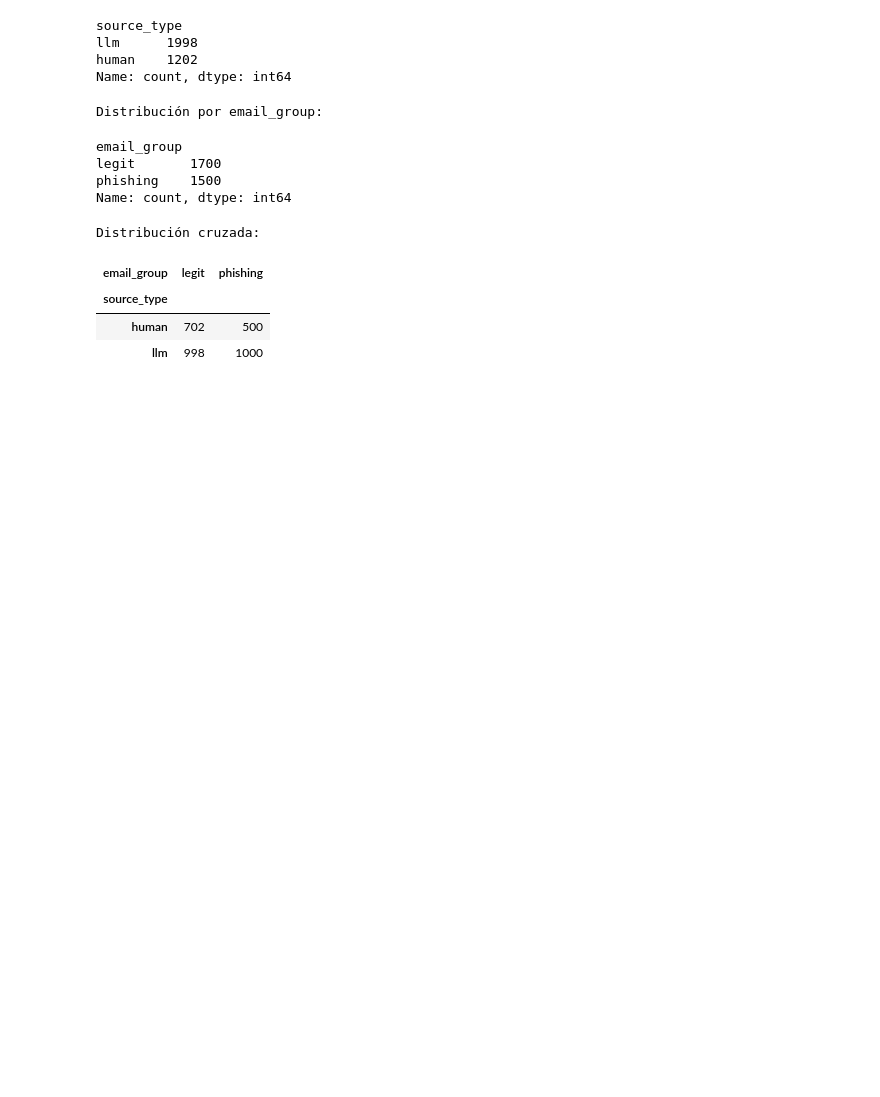
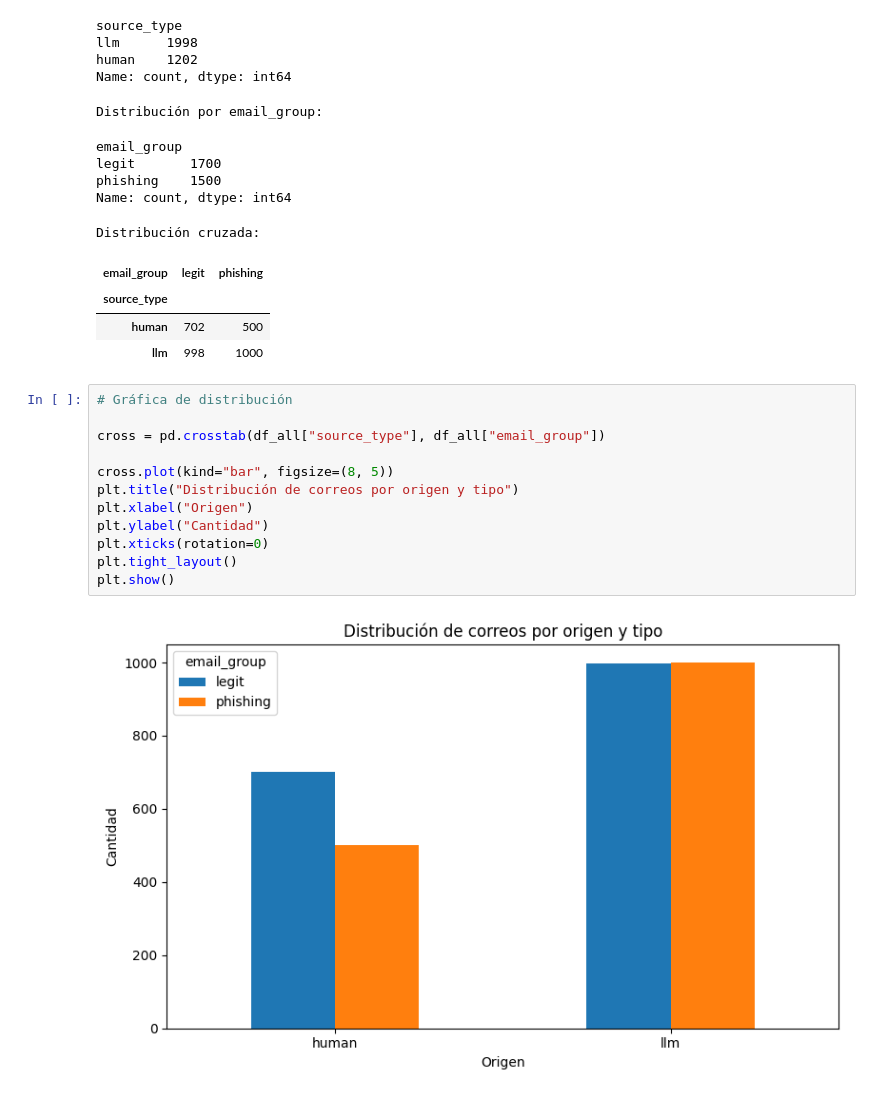
Before and after one commit to EdwinOrtegaK/Phishing-Detection-LLM-Shift, a Jupyter notebook: notebooks/eda_feature_engineering.ipynb, the cells around one changed output. Drawn from its saved outputs; the diff is of its cells as text; blank space fills up the shorter version.

```diff
--- a/notebooks/eda_feature_engineering.ipynb
+++ b/notebooks/eda_feature_engineering.ipynb
@@ -297,3 +311,17 @@ Distribución cruzada:
 | source_type |  |  |
 | human | 702 | 500 |
 | llm | 998 | 1000 |
+# %%
+# Gráfica de distribución
+
+cross = pd.crosstab(df_all["source_type"], df_all["email_group"])
+
+cross.plot(kind="bar", figsize=(8, 5))
+plt.title("Distribución de correos por origen y tipo")
+plt.xlabel("Origen")
+plt.ylabel("Cantidad")
+plt.xticks(rotation=0)
+plt.tight_layout()
+plt.show()
+# %% [output]
+[figure, added]
```
Also changed, not shown: parts of 16 cells of this notebook.
